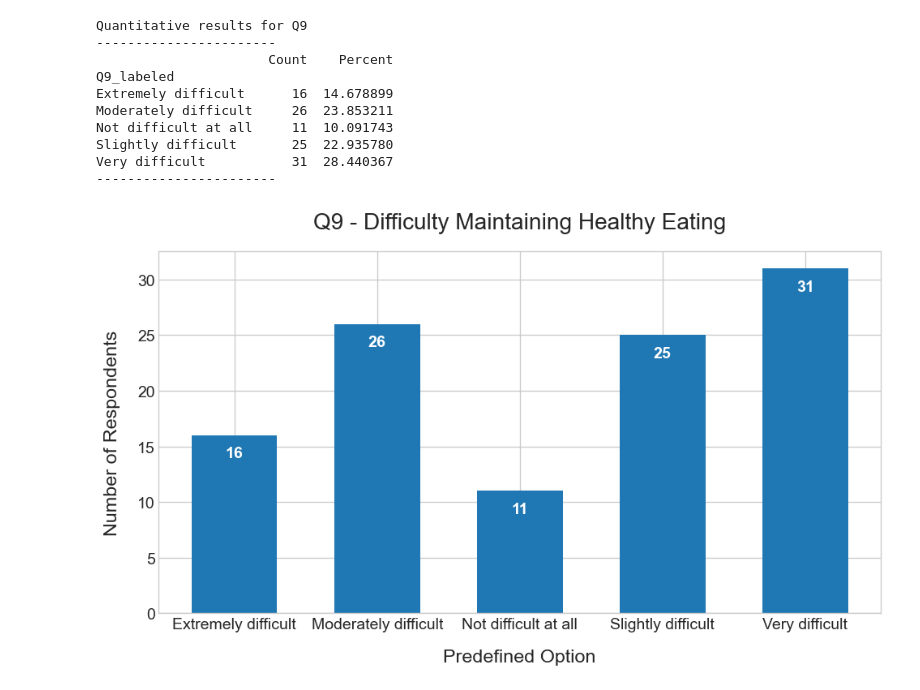
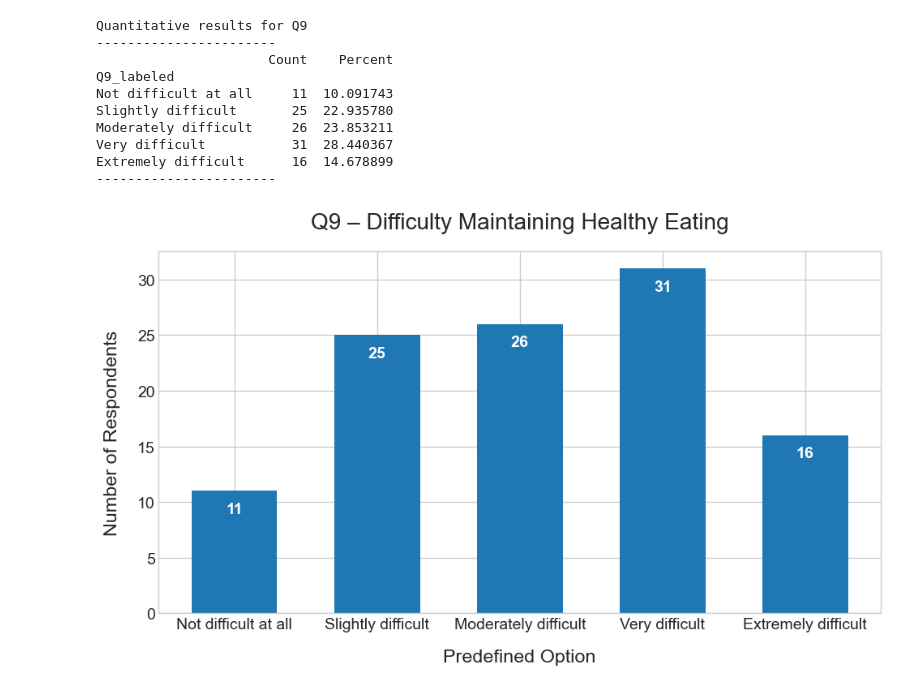
Before and after one commit to Oliveira-Lionel/thesis_results, a Jupyter notebook: results.ipynb, the cells around one changed output. Saved outputs shown, nothing was run; the diff lists cells and outputs as text; code cells hidden in the pictures.

```diff
--- a/results.ipynb
+++ b/results.ipynb
@@ -11,6 +11,12 @@ df.columns = df.columns.str.strip()
 
 df = df.drop(columns=['Timestamp'])
 
+# Merge age categories, replacing 'Under 18' and '18 – 20' with 'Under 20', because 'Under 18' has only 1 response
+df['What is your age?'] = df['What is your age?'].replace({
+    'Under 18': 'Under 20',
+    '18 – 20': 'Under 20'
+})
+
 # Rename columns
 question_texts = {f"Q{i+1}": col for i, col in enumerate(df.columns)}
 df.columns = list(question_texts.keys())
@@ -91,6 +79,24 @@ questions_df
 
 official_options_map = {
     # multiple choice options
+    "Q1": [
+        "Under 20",
+        "21 – 23",
+        "24 – 26",
+        "27 or older"
+    ],
+    "Q2": [
+        "Female",
+        "Male",
+        "Non-binary",
+        "Prefer not to say"
+    ],
+    "Q3": [
+        "BTS",
+        "Bachelor",
+        "Master",
+        "PhD or Doctoral studies"
+    ],
     "Q6": [
         "None / I eat everything",
         "Vegetarian",
@@ -314,7 +320,7 @@ from sklearn.preprocessing import MultiLabelBinarizer
 
 def process_checkbox(column, official_options):
     # Get a list of all values
-    list_col = df[column].str.split(';')
+    list_col = df[column].fillna('').str.split(';')
 
     # Create dummy variables
     mlb = MultiLabelBinarizer()
@@ -334,42 +683,49 @@ def process_checkbox(column, official_options):
 # %%
-# Q9 - Difficulty Maintaining Healthy Eating (Likert Scale)
+# Q9 – Difficulty Maintaining Healthy Eating (Likert Scale)
+# Not finished
+
 qid = 'Q9'
 
-df[f'{qid}_labeled'] = df[qid].map(likert_maps[qid])
+# Map the Likert scale options to the DataFrame
+df[f'{qid}_labeled'] = pd.Categorical(
+    df[qid].map(likert_maps[qid]),
+    categories=list(likert_maps[qid].values()),
+    ordered=True
+)
 
 # Counts
 counts = df[f'{qid}_labeled'].value_counts().sort_index()
 percent = counts / len(df) * 100
 likert_results = pd.DataFrame({'Count': counts, 'Percent': percent})
 
 print(f"Quantitative results for {qid}")
 print("-----------------------")
 print(likert_results)
 print("-----------------------")
 
 # Plot the results
 plt.figure(figsize=(10,6))
 plt.bar(likert_results.index, likert_results['Count'], width=0.6, color='#1f77b4')
-plt.title('Q9 - Difficulty Maintaining Healthy Eating', pad=20)
+plt.title('Q9 – Difficulty Maintaining Healthy Eating', pad=20)
 plt.xlabel('Predefined Option', labelpad=15)
 plt.ylabel('Number of Respondents', labelpad=15)
 plt.xticks(rotation=0, ha='center')
 
 # Add values on bars
 for i, v in enumerate(likert_results['Count']):
     plt.text(i, v - 2, str(v), ha='center', color='white', fontweight='bold')
 
 plt.tight_layout()
 plt.show()
 # %% [output]
 Quantitative results for Q9
 -----------------------
                       Count    Percent
 Q9_labeled
-Extremely difficult      16  14.678899
-Moderately difficult     26  23.853211
 Not difficult at all     11  10.091743
 Slightly difficult       25  22.935780
+Moderately difficult     26  23.853211
 Very difficult           31  28.440367
+Extremely difficult      16  14.678899
 -----------------------
-[figure, old version]
+[figure, new version]
```
Also changed, not shown: parts of 46 cells of this notebook.
